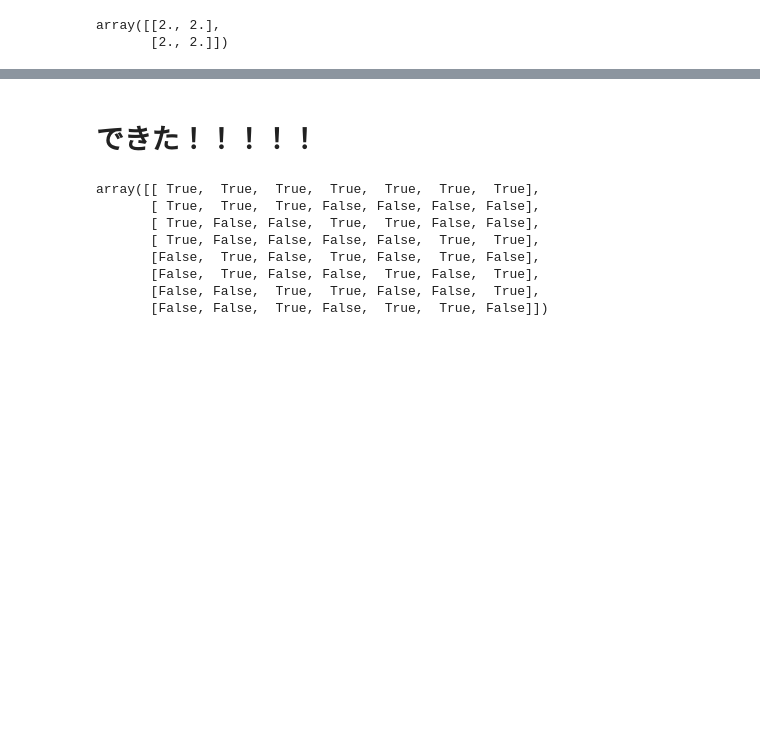
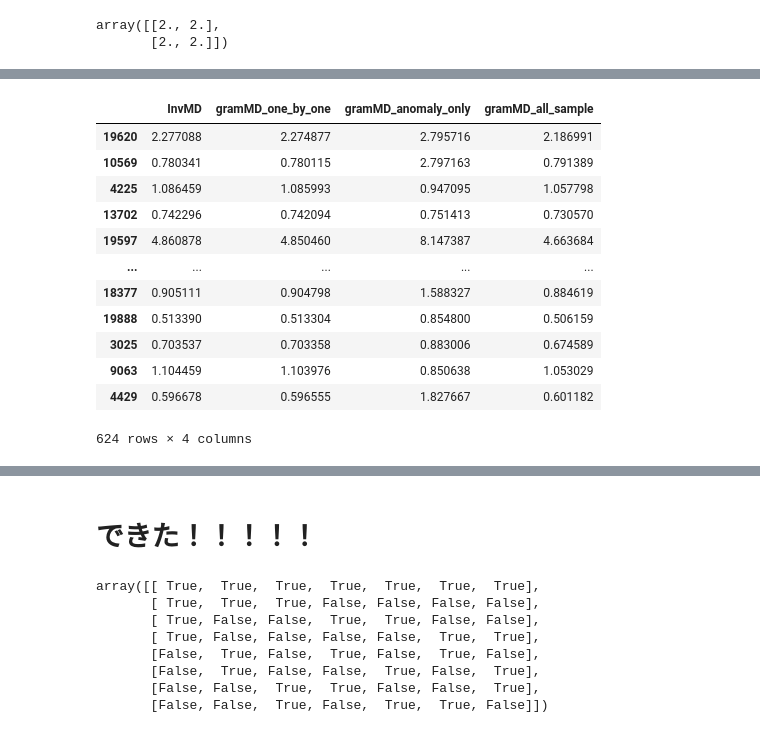
Before and after one commit to yuki-taniguchi/syuuron, a Jupyter notebook: MTSBag/notebook/MTS_グラムシュミット法でMDを計算する.ipynb, the cells around one changed output, grey strips where cells are left out. Cells and saved outputs as stored; diff of their text form; code cells hidden in the pictures; blank space fills up the shorter version.

```diff
--- a/MTSBag/notebook/MTS_グラムシュミット法でMDを計算する.ipynb
+++ b/MTSBag/notebook/MTS_グラムシュミット法でMDを計算する.ipynb
@@ -371,0 +443,3 @@ pd.DataFrame(cal_MD(anomaly_Z, inv_C), index=anomaly_idx)
+# %%
+conpare_df = pd.DataFrame(cal_MD(anomaly_Z, inv_C), index=anomaly_idx, columns=['InvMD'])
+conpare_df
@@ -371,0 +460,24 @@ pd.DataFrame(cal_MD(anomaly_Z, inv_C), index=anomaly_idx)
+# %%
+def create_gramMD_one_by_one():
+    MD = []
+    for i in range(len(anomaly_X)):
+        sample = normal_X.reset_index(drop=True)
+        sample = sample.append(anomaly_X.iloc[i]).reset_index(drop=True)
+        sample_Z = transform_standard(normal_X, sample)
+        anomaly_gram_vec, _ = np.linalg.qr(sample_Z)
+        anomaly_ips = np.diag(np.cov(anomaly_gram_vec.T))
+        MD.append(gram_schmidt_cal_MD(anomaly_gram_vec, anomaly_ips)[-1])
+    return pd.DataFrame(MD, index=anomaly_idx, columns=['gramMD_one_by_one'])
+conpare_df = pd.concat([conpare_df, create_gramMD_one_by_one()], axis=1)
+conpare_df
+# %%
+conpare_df = conpare_df[['InvMD', 'gramMD_one_by_one']]
+# %%
+def create_gramMD_anomaly_only():
+    sample_Z = transform_standard(normal_X, anomaly_X)
+    anomaly_gram_vec, _ = np.linalg.qr(sample_Z)
+    anomaly_ips = np.diag(np.cov(anomaly_gram_vec.T))
+    return pd.DataFrame(gram_schmidt_cal_MD(anomaly_gram_vec, anomaly_ips), index=anomaly_idx, columns=['gramMD_anomaly_only'])
+
+conpare_df = pd.concat([conpare_df, create_gramMD_anomaly_only()], axis=1)
+conpare_df
@@ -371,0 +498,23 @@ pd.DataFrame(cal_MD(anomaly_Z, inv_C), index=anomaly_idx)
+# %%
+def create_gramMD_all_sample():
+    sample_Z = transform_standard(normal_X, X_train)
+    anomaly_gram_vec, _ = np.linalg.qr(sample_Z)
+    anomaly_ips = np.diag(np.cov(anomaly_gram_vec.T))
+    return pd.DataFrame(gram_schmidt_cal_MD(anomaly_gram_vec, anomaly_ips), index=X_train.index, columns=['gramMD_all_sample']).loc[anomaly_idx]
+
+conpare_df = pd.concat([conpare_df, create_gramMD_all_sample()], axis=1)
+conpare_df
+# %% [output]
+|  | InvMD | gramMD_one_by_one | gramMD_anomaly_only | gramMD_all_sample |
+| 19620 | 2.277088 | 2.274877 | 2.795716 | 2.186991 |
+| 10569 | 0.780341 | 0.780115 | 2.797163 | 0.791389 |
+| 4225 | 1.086459 | 1.085993 | 0.947095 | 1.057798 |
+| 13702 | 0.742296 | 0.742094 | 0.751413 | 0.730570 |
+| 19597 | 4.860878 | 4.850460 | 8.147387 | 4.663684 |
+| ... | ... | ... | ... | ... |
+| 18377 | 0.905111 | 0.904798 | 1.588327 | 0.884619 |
+| 19888 | 0.513390 | 0.513304 | 0.854800 | 0.506159 |
+| 3025 | 0.703537 | 0.703358 | 0.883006 | 0.674589 |
+| 9063 | 1.104459 | 1.103976 | 0.850638 | 1.053029 |
+| 4429 | 0.596678 | 0.596555 | 1.827667 | 0.601182 |
+624 rows × 4 columns
```
Also changed, not shown: parts of 41 cells of this notebook, 51 other files.
